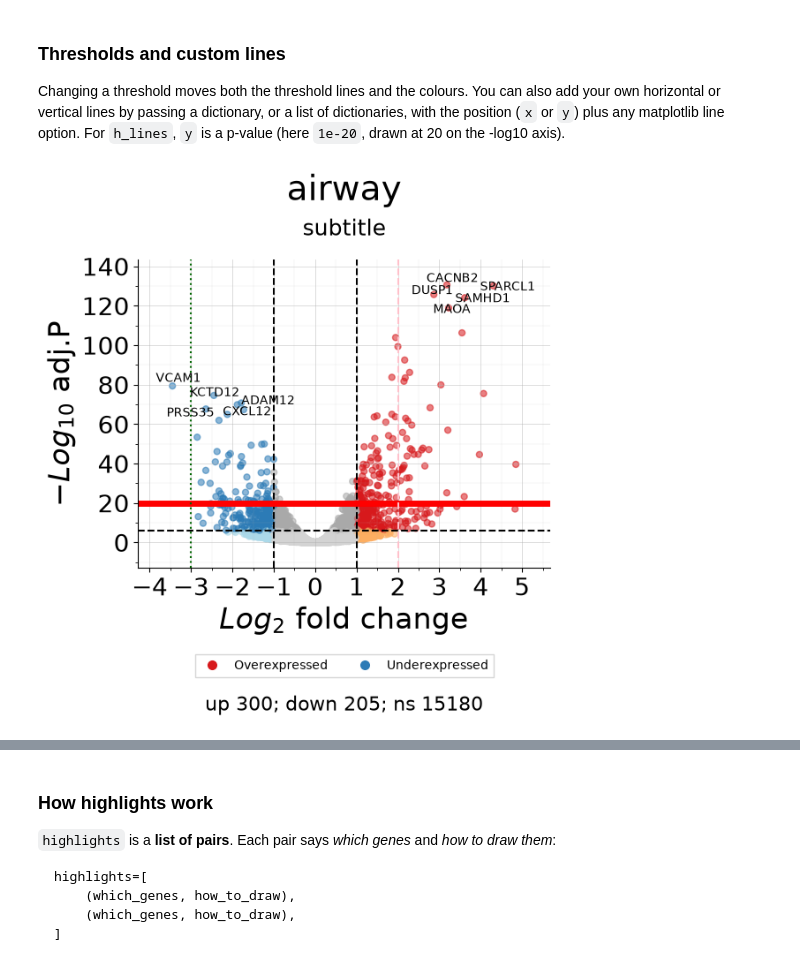
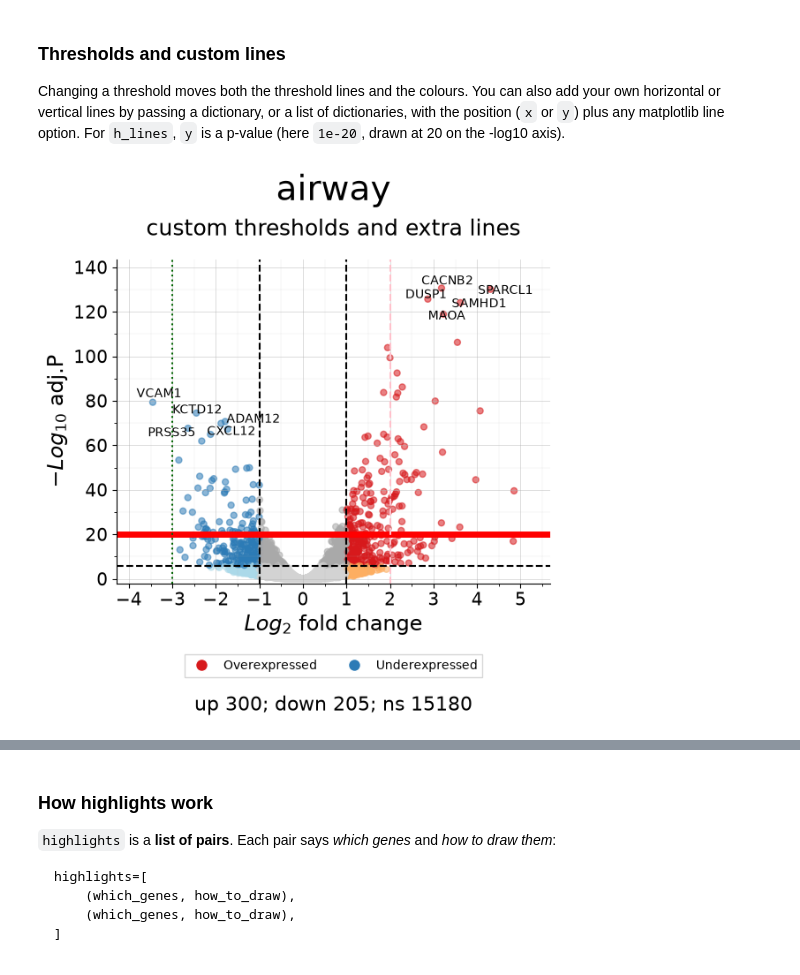
Before and after one commit to rLannes/easy_volcano, a Jupyter notebook: data/Examples_notebook.ipynb, the cells around one changed output, grey strips where cells are left out. Saved outputs shown, nothing was run; the diff lists cells and outputs as text; code cells hidden in the pictures.

```diff
--- a/data/Examples_notebook.ipynb
+++ b/data/Examples_notebook.ipynb
@@ -93,12 +94,12 @@ with the position (`x` or `y`) plus any matplotlib line option.
 For `h_lines`, `y` is a p-value (here `1e-20`, drawn at 20 on the -log10 axis).
 # %%
 (fig, ax) = ev.plot_volcano(df, y_thr=10**(-6),  title="airway",
-                            subtitle="subtitle", x_thr=1,
+                            subtitle="custom thresholds and extra lines", x_thr=1,
                             h_lines={"y": 10**(-20), "linewidth":5, "color":"red", "linestyle" :"-"},
                             v_lines = [{"x": 2, "color":"pink"},
                                         {"x": -3, "linestyle" : "dotted", "color": "darkgreen"}])
 fig.savefig(FIG_DIR / "custom_lines.png", dpi=200, bbox_inches="tight")
 plt.show()
 plt.close()
 # %% [output]
-[figure, old version]
+[figure, new version]
```
Also changed, not shown: parts of 9 cells of this notebook, 10 other files.
